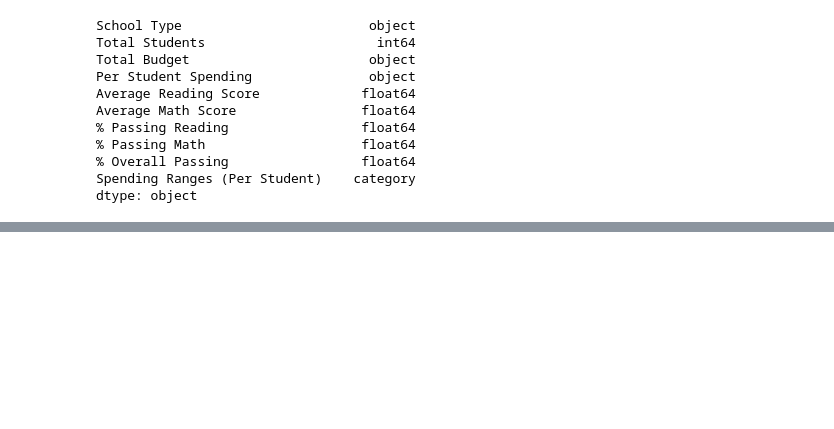
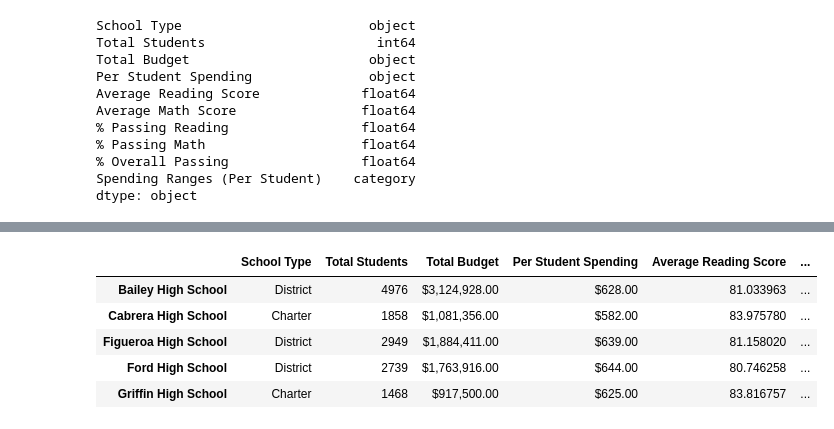
Before and after one commit to Bscheinin/School_District_Analysis, a Jupyter notebook: PyCitySchools.ipynb, the cells around one changed output, grey strips where cells are left out. Drawn from its saved outputs; the diff is of its cells as text; code cells hidden in the pictures; blank space fills up the shorter version.

Commit message:
school size bins complete

```diff
--- a/PyCitySchools.ipynb
+++ b/PyCitySchools.ipynb
@@ -976,3 +983,8 @@ spending_summary_df
 | $585-629 | 81.9 | 83.2 | 87 | 93 | ... |
 | $630-644 | 78.5 | 81.6 | 73 | 84 | ... |
 | $645-675 | 77.0 | 81.0 | 66 | 81 | ... |
+# %%
+# Establish bins for school size and cut per_school_counts into the size ranges.
+student_size_bins = [0, 1000, 2000, 5000]
+group_names = ["Small (<1000)", "Medium (1000-2000)", "Large (2000-5000)"]
+pd.cut(per_school_counts, student_size_bins)
@@ -978,0 +1009,12 @@ spending_summary_df
+# %%
+# Categorize spending based on the bins.
+per_school_summary_df["School Size"] = pd.cut(per_school_summary_df["Total Students"], student_size_bins, labels=group_names)
+
+per_school_summary_df.head()
+# %% [output]
+|  | School Type | Total Students | Total Budget | Per Student Spending | Average Reading Score | ... |
+| Bailey High School | District | 4976 | $3,124,928.00 | $628.00 | 81.033963 | ... |
+| Cabrera High School | Charter | 1858 | $1,081,356.00 | $582.00 | 83.975780 | ... |
+| Figueroa High School | District | 2949 | $1,884,411.00 | $639.00 | 81.158020 | ... |
+| Ford High School | District | 2739 | $1,763,916.00 | $644.00 | 80.746258 | ... |
+| Griffin High School | Charter | 1468 | $917,500.00 | $625.00 | 83.816757 | ... |
```
Also changed, not shown: parts of 5 cells of this notebook.
